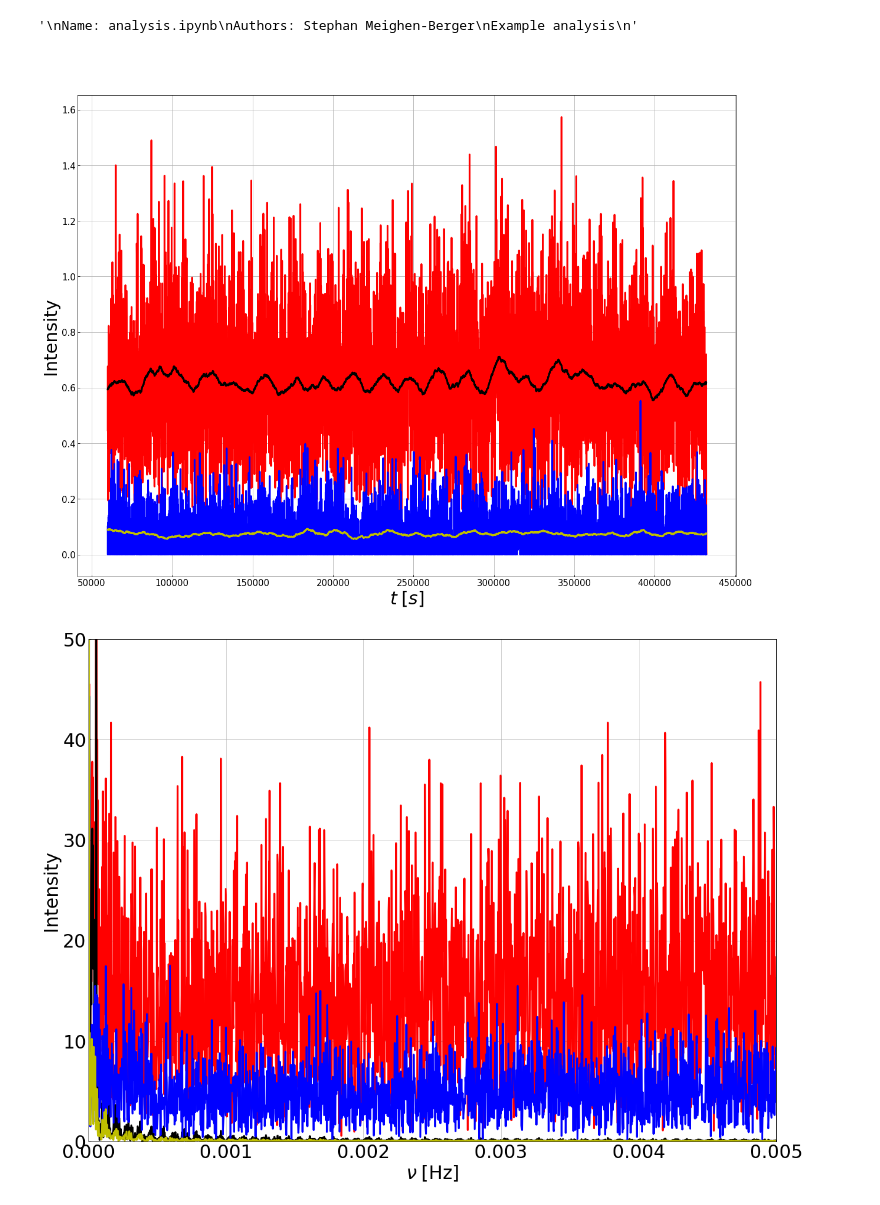
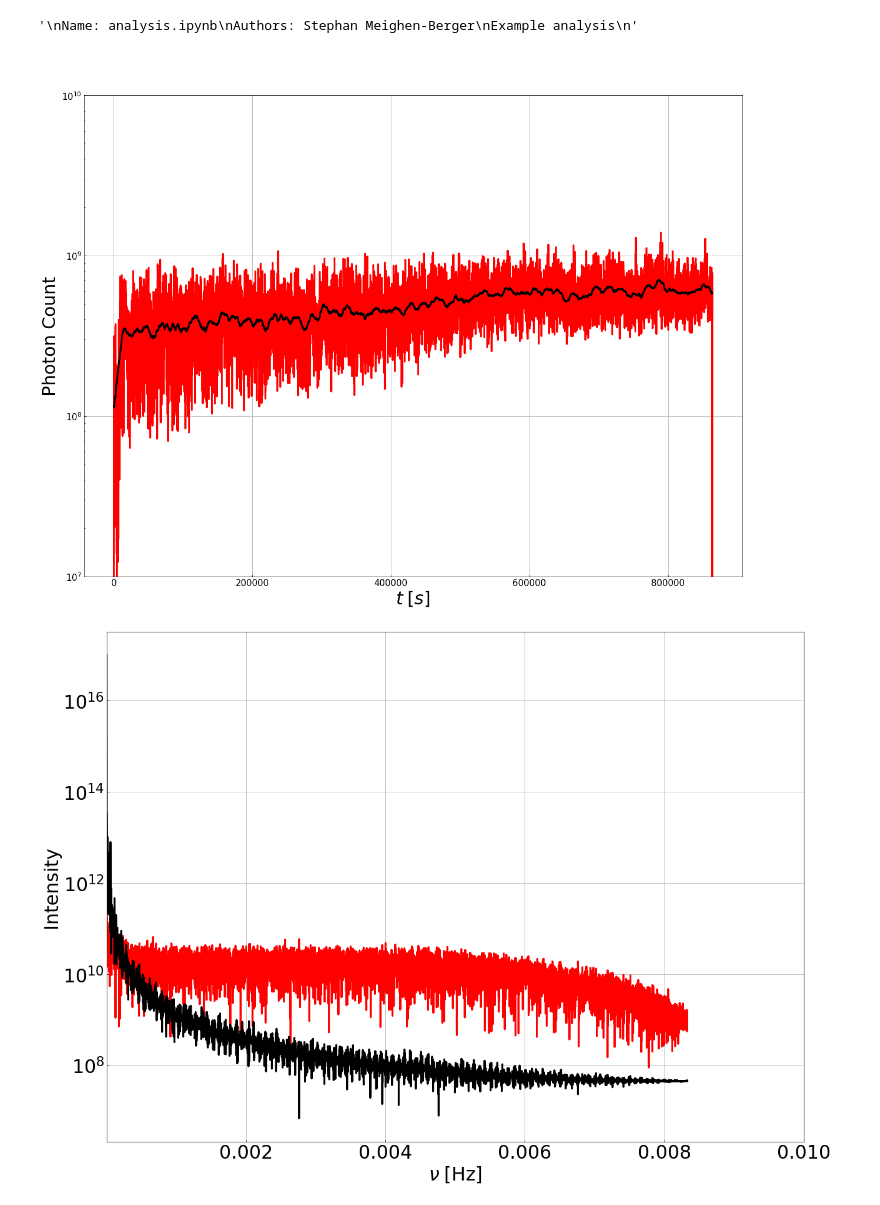
Before and after one commit to MeighenBergerS/fourth_day, a Jupyter notebook: examples/analysis.ipynb, the cells around one changed output. Saved outputs shown, nothing was run; the diff lists cells and outputs as text; code cells hidden in the pictures.

```diff
--- a/examples/analysis.ipynb
+++ b/examples/analysis.ipynb
@@ -28,15 +29,15 @@ frequencies = []
 # fft_trafo = []
 for i in range(data_count):
     # Loading data
-    data = np.load('../data/storage/benchmark_%s.npy' % str(i))
-    org_times = np.load('../data/storage/benchmark_time_%s.npy' % str(i))
+    data = np.load('../data/storage/benchmark_v2_%s.npy' % str(i))
+    org_times = np.load('../data/storage/benchmark_v2_time_%s.npy' % str(i))
     # Processing
     # Adding 0 at the beginning and end
     tmp_data = np.insert(data, [0, -1], [0., 0.])
     step = np.diff(org_times)[0]
     tmp_times = np.insert(org_times, [-2, -1], [org_times[-1] + step, org_times[-1] + 2 * step])
     # Processed
-    binned_data.append(tmp_data[t_cut:])
+    binned_data.append(tmp_data[t_cut:] * photon_count)
     times.append(tmp_times[t_cut:])
     # FFT
     # frequencies.append(np.fft.fftfreq(binned_data[-1].size, d=np.diff(times[-1])[0]))
@@ -49,8 +50,8 @@ frequencies_approx = []
 # fft_trafo_approx = []
 for i in range(data_count):
     # Loading data
-    data_approx = np.load('../data/storage/potential_%s.npy' % str(i))
-    org_times_approx = np.load('../data/storage/potential_time_%s.npy' % str(i))
+    data_approx = np.load('../data/storage/potential_v2_%s.npy' % str(i))
+    org_times_approx = np.load('../data/storage/potential_v2_time_%s.npy' % str(i))
     # Processing
     # Adding 0 at the beginning and end
     tmp_data_approx = np.insert(data_approx, [0, -1], [0., 0.])
@@ -77,20 +78,16 @@ data_smoothed = np.array([
 ])
 # data_smoothed = np.array([(data_smoothed[i] - np.mean(data_smoothed[i])).flatten() for i in range(data_count)])
 average_smoothed = np.average(data_smoothed, axis=0)
-average_smoothed_fft = np.abs(np.fft.fft(average_smoothed))
+average_smoothed_fft = np.abs(np.fft.fft(np.sqrt(average_smoothed))**2.)
 frequencies_smoothed = np.fft.fftfreq(average_smoothed.size, d=np.diff(times[-1])[0])
 # Average smoothed approx
-average_approx = np.nan_to_num(np.average(binned_data_approx, axis=0))
-# average_approx = average_approx - np.mean(average_approx)
-average_fft_approx = np.abs(np.fft.fft(average_approx))
-frequencies_approx = np.fft.fftfreq(average_approx.size, d=np.diff(times[-1])[0])
 data_smoothed = np.array([
     pd.Series(binned_data_approx[i]).rolling(window=smoothing_window, center=True, min_periods=1).mean()
     for i in range(data_count)
 ])
 # data_smoothed = np.array([(data_smoothed[i] - np.mean(data_smoothed[i])).flatten() for i in range(data_count)])
 average_smoothed_approx = np.average(data_smoothed, axis=0)
-average_smoothed_fft_approx = np.abs(np.fft.fft(average_smoothed_approx))
+average_smoothed_fft_approx = np.abs(np.fft.fft(np.sqrt(average_smoothed_approx))**2.)
 frequencies_smoothed_approx = np.fft.fftfreq(average_smoothed_approx.size, d=np.diff(times[-1])[0])
 # %%
 # Plotting standards
@@ -113,22 +110,22 @@ ax1.plot(
     lw=lw, color='k',
 )
 # Approx
-ax1.plot(
-    times_approx[0],
-    average_approx,
-    lw=lw, color='b', ls='-'
-)
-ax1.plot(
-    times_approx[0],
-    average_smoothed_approx,
-    lw=lw, color='y',
-)
+# ax1.plot(
+#     times_approx[0],
+#     average_approx,
+#     lw=lw, color='b', ls='-'
+# )
+# ax1.plot(
+#     times_approx[0],
+#     average_smoothed_approx,
+#     lw=lw, color='y',
+# )
 # ax1.set_xlim(0, 720 * 60 * 4)
-# ax1.set_ylim(0, 2 * 720 * 60)
+ax1.set_ylim(1e7, 1e10)
 ax1.set_xscale('linear')
-ax1.set_yscale('linear')
+ax1.set_yscale('log')
 ax1.set_xlabel(r'$t\;[s]$', fontsize=fontsize)
-ax1.set_ylabel(r'Intensity', fontsize=fontsize)
+ax1.set_ylabel(r'Photon Count', fontsize=fontsize)
 ax1.tick_params(axis = 'both', which = 'major', labelsize=fontsize/2, direction='in')
 ax1.tick_params(axis = 'both', which = 'minor', labelsize=fontsize/2, direction='in')
 ax1.grid(True)
@@ -142,51 +139,51 @@ lgd2 = ax1.legend(h[2:],l[2:], loc=9, bbox_to_anchor=(0.5, +1.1),
 ax1.add_artist(lgd1)
 plt.show()
 # %% [output]
-[figure, old version]
+[figure, new version]
 # %%
 figure, (ax1) = plt.subplots(1, 1, figsize=(std_size, std_size * 6. / 8.), sharex=True)
 cut_off = np.argmax(frequencies_average)
 ax1.plot(frequencies_average[:cut_off],
          average_fft[:cut_off],
          ls='-',
          color='r',
          lw=lw)
 cut_off = np.argmax(frequencies_smoothed)
 ax1.plot(frequencies_smoothed[:cut_off],
          average_smoothed_fft[:cut_off],
          color='k',
          lw=lw)
-cut_off = np.argmax(frequencies_approx)
-ax1.plot(frequencies_approx[:cut_off],
-         average_fft_approx[:cut_off],
-         ls='-',
-         color='b',
-         lw=lw)
-cut_off = np.argmax(frequencies_smoothed_approx)
-ax1.plot(frequencies_smoothed_approx[:cut_off],
-         average_smoothed_fft_approx[:cut_off],
-         color='y',
-         lw=lw)
-ax1.set_xlim(0., 5e-3)
-ax1.set_ylim(0, 5e1)
+# cut_off = np.argmax(frequencies_approx)
+# ax1.plot(frequencies_approx[:cut_off],
+#          average_fft_approx[:cut_off],
+#          ls='-',
+#          color='b',
+#          lw=lw)
+# cut_off = np.argmax(frequencies_smoothed_approx)
+# ax1.plot(frequencies_smoothed_approx[:cut_off],
+#          average_smoothed_fft_approx[:cut_off],
+#          color='y',
+#          lw=lw)
+ax1.set_xlim(1e-10, 1e-2)
+# ax1.set_ylim(0, 1e1)
 ax1.set_xscale('linear')
-ax1.set_yscale('linear')
+ax1.set_yscale('log')
 ax1.set_xlabel(r'$\nu\;[$Hz$]$', fontsize=fontsize)
 ax1.set_ylabel(r'Intensity', fontsize=fontsize)
 ax1.tick_params(axis = 'both', which = 'major', labelsize=fontsize, direction='in')
 ax1.tick_params(axis = 'both', which = 'minor', labelsize=fontsize, direction='in')
 ax1.grid(True)
 # h, l = ax1.get_legend_handles_labels()
 # lgd1 = ax1.legend(h[:2],l[:2], loc=9, bbox_to_anchor=(0.5, +1.1),
 #                   ncol=2, fontsize=fontsize, handlelength=h_length,
 #                   fancybox=True, frameon=False)
 # lgd2 = ax1.legend(h[2:],l[2:], loc=9, bbox_to_anchor=(0.5, +1.1),
 #                   ncol=2, fontsize=fontsize, handlelength=h_length,
 #                   fancybox=True, frameon=False)
 # ax1.add_artist(lgd1)
 plt.show()
 # %% [output]
-[figure, old version]
+[figure, new version]
 # %%
 figure.savefig(PICS + "FFT.png",
                bbox_inches='tight')
```
Also changed, not shown: parts of 1 cell of this notebook, 5 other files.
